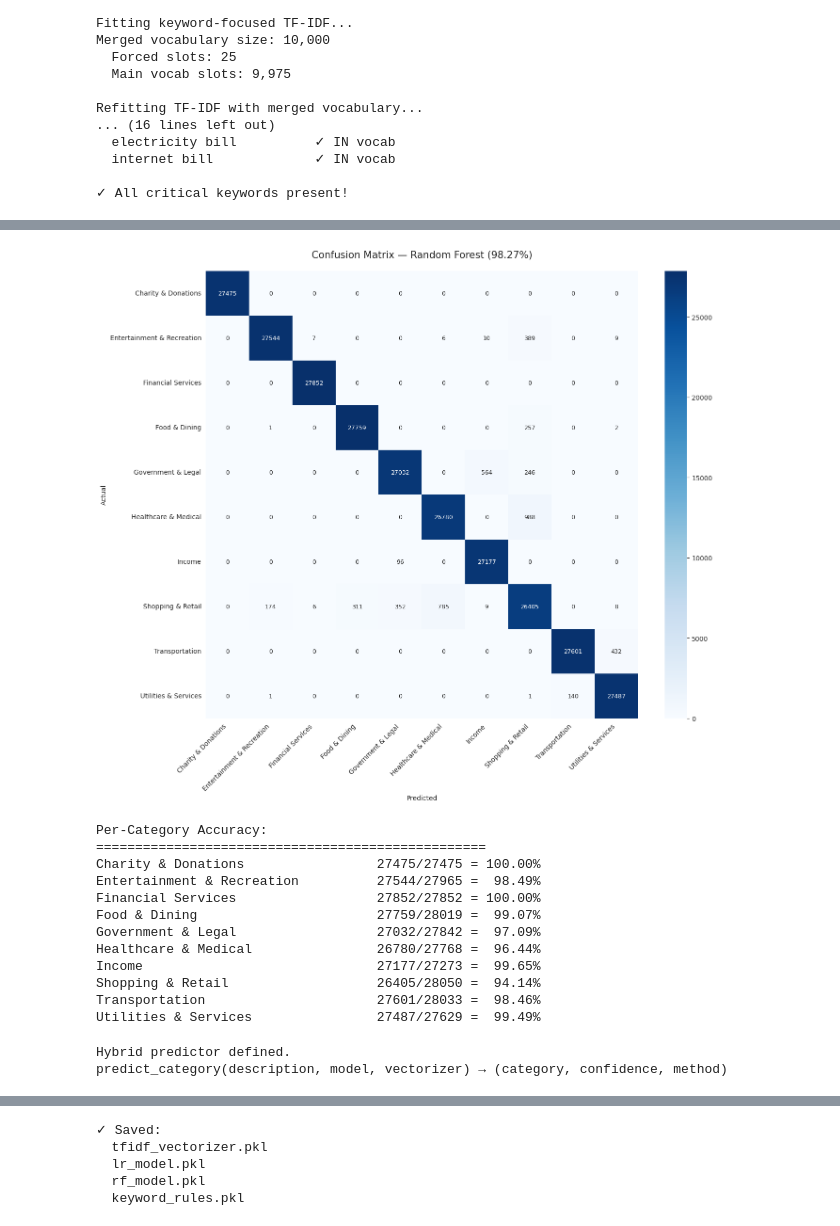
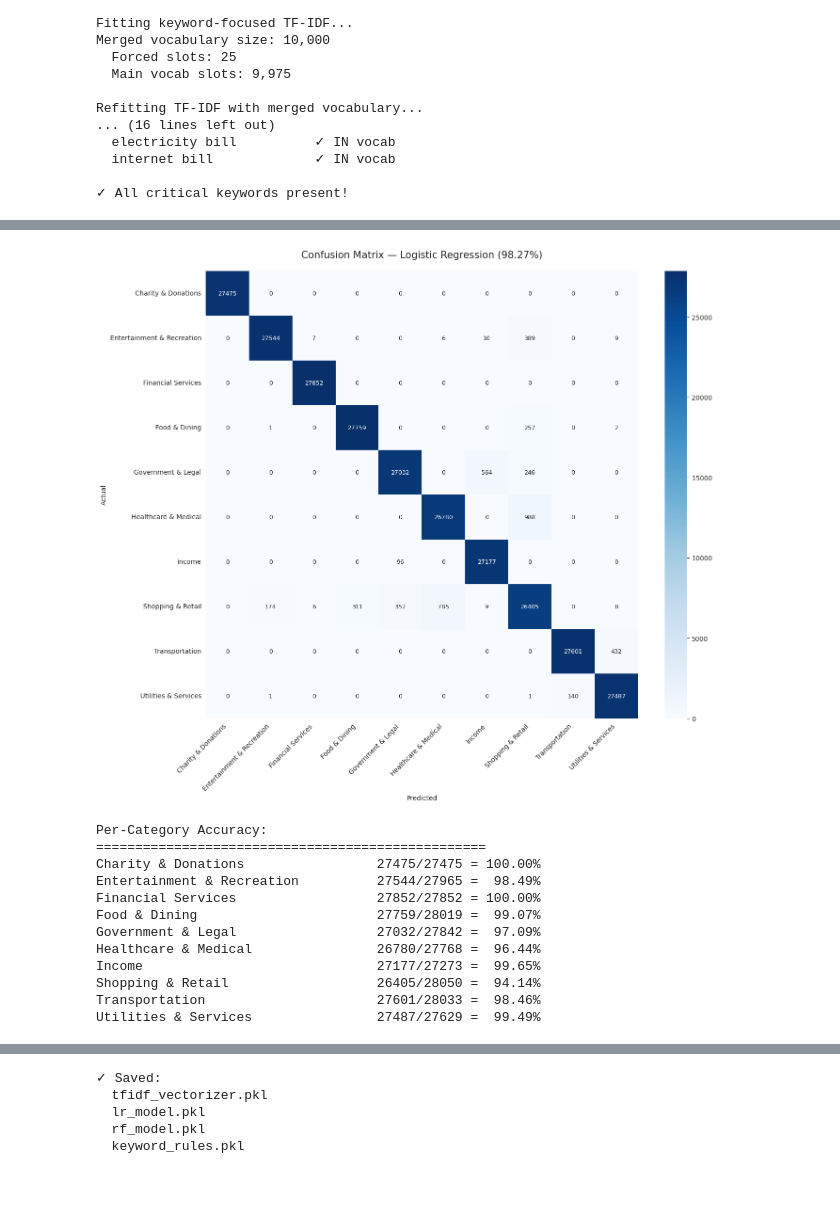
Before and after one commit to Bibek-Poudel8/seventh-sem-project, a Jupyter notebook: ml/notebooks/Model_train_final.ipynb, the cells around one changed output, grey strips where cells are left out. Drawn from its saved outputs; the diff is of its cells as text; code cells hidden in the pictures; blank space fills up the shorter version.

```diff
--- a/ml/notebooks/Model_train_final.ipynb
+++ b/ml/notebooks/Model_train_final.ipynb
@@ -580,33 +580,33 @@ Best model: Logistic Regression (98.27%)
 # %%
 # Use Logistic regression as final model
 final_model       = lr_model
 final_predictions = y_pred_lr
 final_accuracy    = accuracy_lr
 
 categories = sorted(y_test.unique())
 cm    = confusion_matrix(y_test, final_predictions, labels=categories)
 cm_df = pd.DataFrame(cm, index=categories, columns=categories)
 
 plt.figure(figsize=(14, 12))
 sns.heatmap(cm_df, annot=True, fmt='d', cmap='Blues',
             annot_kws={'size': 9})
-plt.title(f'Confusion Matrix — Random Forest ({final_accuracy*100:.2f}%)',
+plt.title(f'Confusion Matrix — Logistic Regression ({final_accuracy*100:.2f}%)',
           fontsize=15, pad=20)
 plt.ylabel('Actual')
 plt.xlabel('Predicted')
 plt.xticks(rotation=45, ha='right')
 plt.tight_layout()
 plt.show()
 
 print('\nPer-Category Accuracy:')
 print('=' * 50)
 for i, cat in enumerate(categories):
     correct = cm[i][i]
     total   = cm[i].sum()
     acc     = correct / total * 100 if total > 0 else 0
     print(f'{cat:<35} {correct:>5}/{total:<5} = {acc:>6.2f}%')
 # %% [output]
-[figure, old version]
+[figure, new version]
 Per-Category Accuracy:
 ==================================================
 Charity & Donations                 27475/27475 = 100.00%
@@ -619,67 +619,3 @@ Income                              27177/27273 =  99.65%
 Shopping & Retail                   26405/28050 =  94.14%
 Transportation                      27601/28033 =  98.46%
 Utilities & Services                27487/27629 =  99.49%
-# %%
-# Keyword rules — checked BEFORE the ML model
-# Add any new Nepali brands/services here
-KEYWORD_RULES = {
-    'Utilities & Bills': [
-        # Internet / ISPs
-        'worldlink', 'vianet', 'subisu', 'ntc broadband', 'classic tech',
-        'net tv', 'dish home', 'simtv', 'sky tv',
-        # Electricity
-        'nea', 'nepal electricity', 'electricity bill', 'electricity payment',
-        'power bill', 'bijuli', 'bijulee',
-        # Water
-        'cwn', 'water bill', 'water supply', 'water payment',
-        'kathmandu upatyaka', 'drinking water',
-        # Mobile / Telecom
-        'ncell', 'ntc recharge', 'mobile recharge', 'ntc postpaid',
-        'ncell recharge', 'ntc prepaid',
-        # Gas
-        'cooking gas', 'gas cylinder', 'gas bill',
-        # Generic
-        'internet bill', 'wifi bill', 'broadband bill', 'utility bill',
-    ],
-    'Income': [
-        'salary credit', 'payroll deposit', 'stipend', 'freelance payment',
-        'salary deposit', 'wage credit', 'bonus credit',
-    ],
-    'Healthcare & Medical': [
-        'bir hospital', 'patan hospital', 'norvic', 'om hospital',
-        'teaching hospital', 'medicare', 'pharmacy payment',
-    ],
-    'Education': [
-        'school fee', 'college fee', 'tuition fee', 'examination fee',
-        'university fee', 'ioe fee', 'pu fee', 'tu fee',
-    ],
-}
-
-
-def predict_category(description, model, vectorizer):
-    """
-    Hybrid predictor: keyword rules first, ML model as fallback.
-    Returns (category, confidence, method_used)
-    """
-    desc_lower = str(description).lower()
-
-    # Step 1: Check keyword rules
-    for category, keywords in KEYWORD_RULES.items():
-        if any(kw in desc_lower for kw in keywords):
-            return category, 1.0, 'rule'
-
-    # Step 2: Fall back to ML model
-    cleaned    = clean_transaction_description(description)
-    features   = vectorizer.transform([cleaned])
-    prediction = model.predict(features)[0]
-    proba      = model.predict_proba(features)[0]
-    confidence = max(proba)
-
-    return prediction, confidence, 'ml'
-
-
-print('Hybrid predictor defined.')
-print('predict_category(description, model, vectorizer) → (category, confidence, method)')
-# %% [output]
-Hybrid predictor defined.
-predict_category(description, model, vectorizer) → (category, confidence, method)
```
Also changed, not shown: parts of 10 cells of this notebook.
